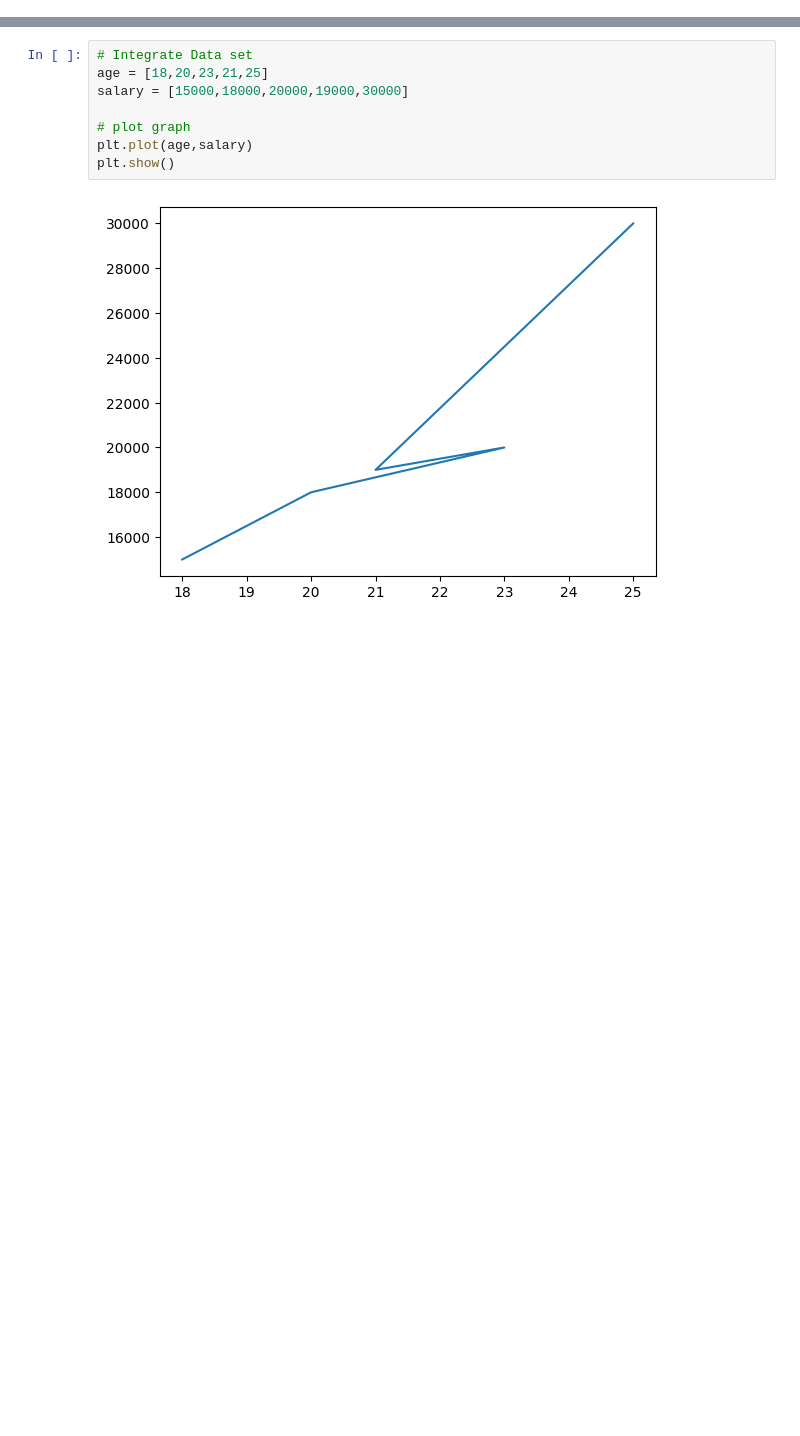
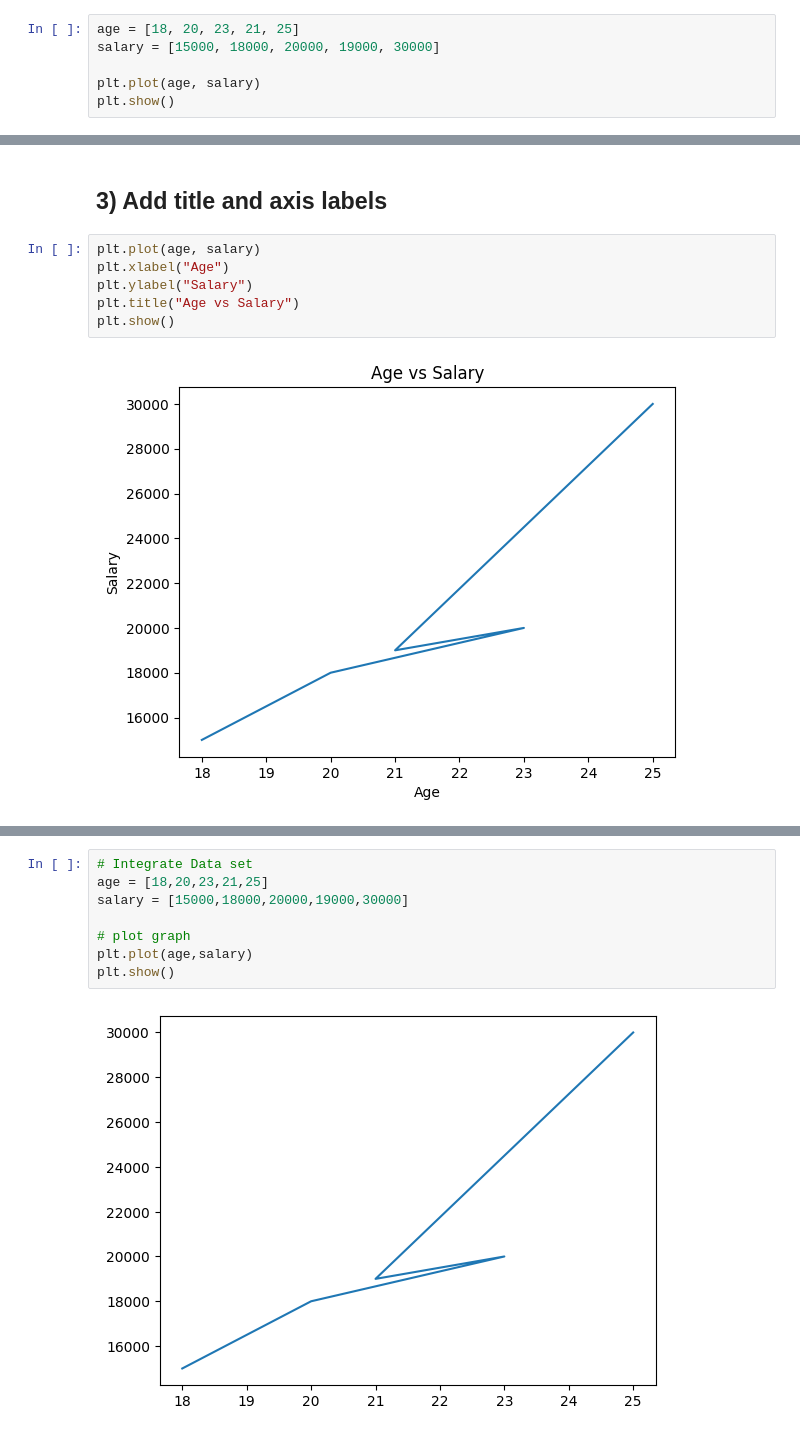
Before and after one commit to Akhilesh1118/Data-Science_NF, a Jupyter notebook: Module 3/Classwork/Class_01.ipynb, the cells around one changed output, grey strips where cells are left out. Cells and saved outputs as stored; diff of their text form; blank space fills up the shorter version.

```diff
--- a/Module 3/Classwork/Class_01.ipynb
+++ b/Module 3/Classwork/Class_01.ipynb
@@ -21,0 +40,6 @@ Common plot Types in Matplotlib
+# %%
+age = [18, 20, 23, 21, 25]
+salary = [15000, 18000, 20000, 19000, 30000]
+
+plt.plot(age, salary)
+plt.show()
@@ -21,0 +48,10 @@ Common plot Types in Matplotlib
+# %% [markdown]
+## 3) Add title and axis labels
+# %%
+plt.plot(age, salary)
+plt.xlabel("Age")
+plt.ylabel("Salary")
+plt.title("Age vs Salary")
+plt.show()
+# %% [output]
+[figure, added]
```
Also changed, not shown: parts of 35 cells of this notebook.
